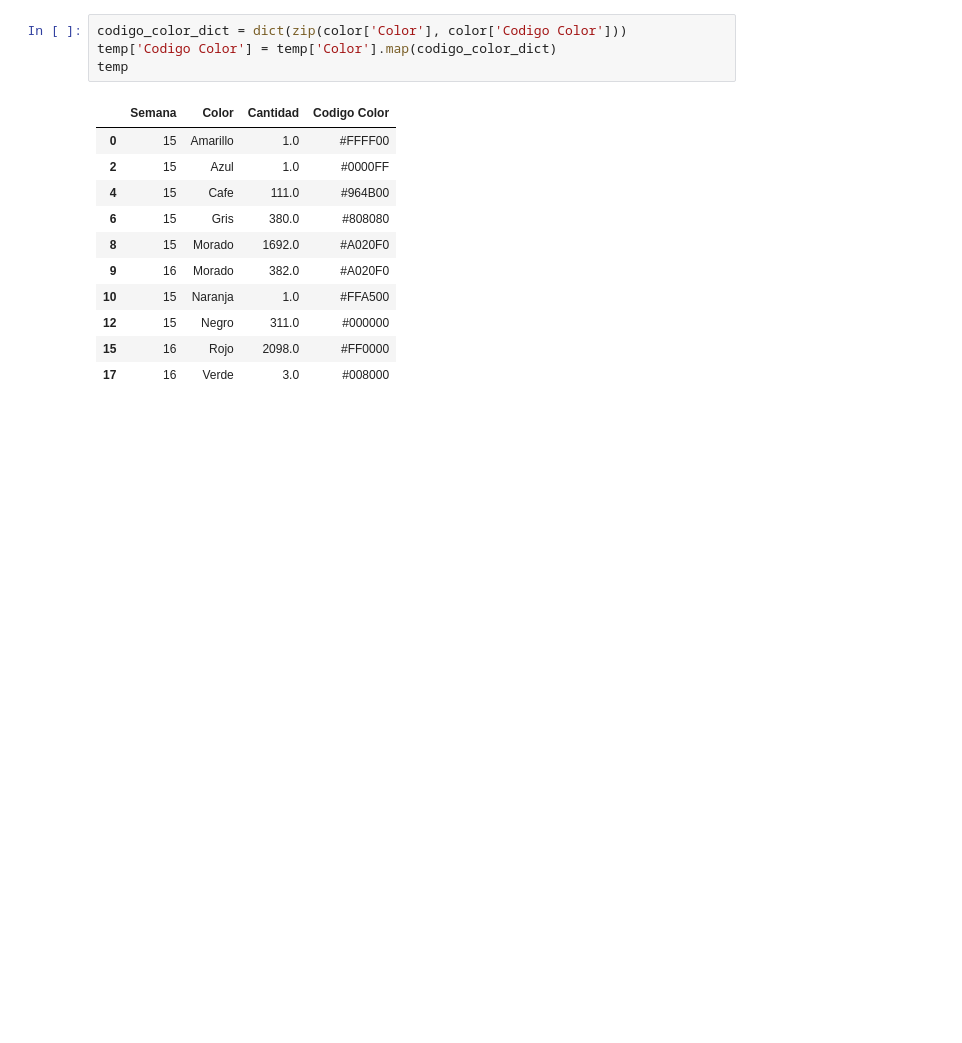
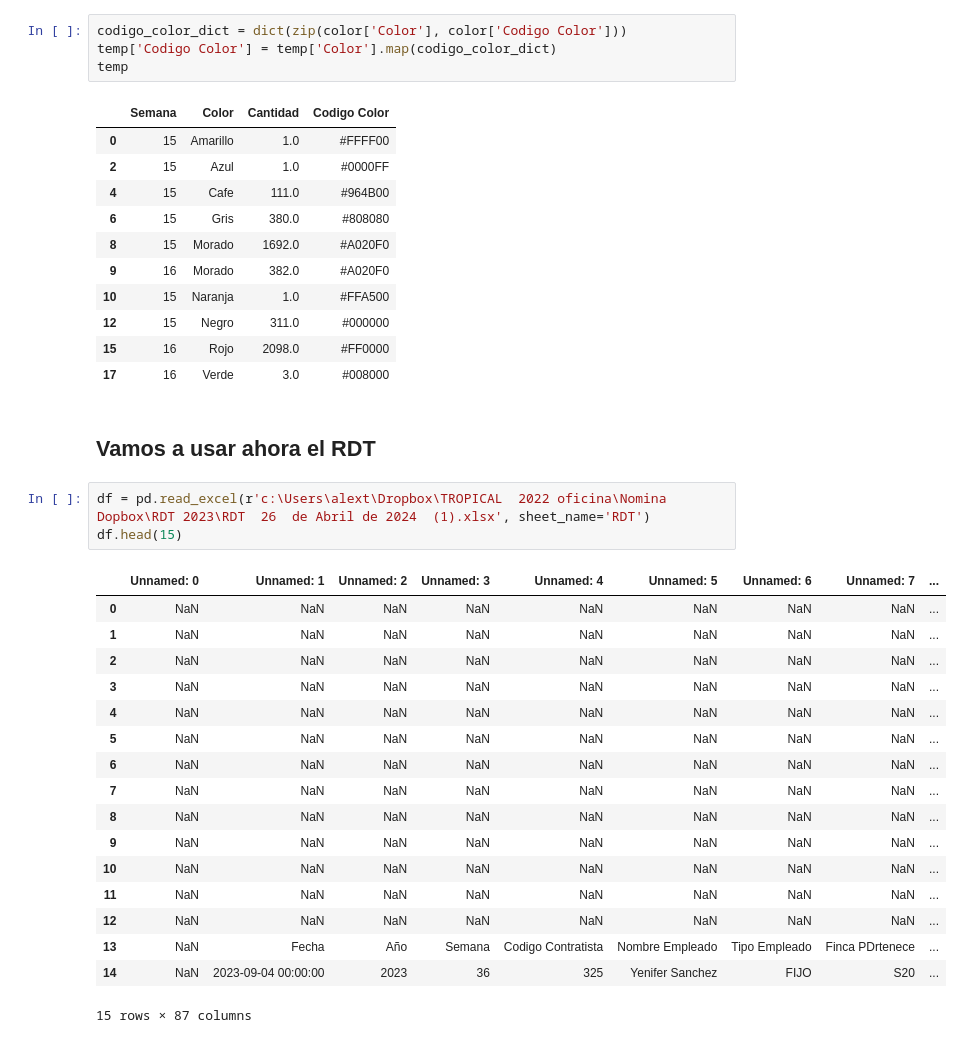
Before and after one commit to xd-mau5/zomac_data, a Jupyter notebook: transformacion.ipynb, the cells around one changed output. Cells and saved outputs as stored; diff of their text form; blank space fills up the shorter version.

```diff
--- a/transformacion.ipynb
+++ b/transformacion.ipynb
@@ -843,3 +843,26 @@ temp
 | 12 | 15 | Negro | 311.0 | #000000 |
 | 15 | 16 | Rojo | 2098.0 | #FF0000 |
 | 17 | 16 | Verde | 3.0 | #008000 |
+# %% [markdown]
+## Vamos a usar ahora el RDT
+# %%
+df = pd.read_excel(r'c:\Users\alext\Dropbox\TROPICAL  2022 oficina\Nomina Dopbox\RDT 2023\RDT  26  de Abril de 2024  (1).xlsx', sheet_name='RDT')
+df.head(15)
+# %% [output]
+|  | Unnamed: 0 | Unnamed: 1 | Unnamed: 2 | Unnamed: 3 | Unnamed: 4 | Unnamed: 5 | Unnamed: 6 | Unnamed: 7 | ... |
+| 0 | NaN | NaN | NaN | NaN | NaN | NaN | NaN | NaN | ... |
+| 1 | NaN | NaN | NaN | NaN | NaN | NaN | NaN | NaN | ... |
+| 2 | NaN | NaN | NaN | NaN | NaN | NaN | NaN | NaN | ... |
+| 3 | NaN | NaN | NaN | NaN | NaN | NaN | NaN | NaN | ... |
+| 4 | NaN | NaN | NaN | NaN | NaN | NaN | NaN | NaN | ... |
+| 5 | NaN | NaN | NaN | NaN | NaN | NaN | NaN | NaN | ... |
+| 6 | NaN | NaN | NaN | NaN | NaN | NaN | NaN | NaN | ... |
+| 7 | NaN | NaN | NaN | NaN | NaN | NaN | NaN | NaN | ... |
+| 8 | NaN | NaN | NaN | NaN | NaN | NaN | NaN | NaN | ... |
+| 9 | NaN | NaN | NaN | NaN | NaN | NaN | NaN | NaN | ... |
+| 10 | NaN | NaN | NaN | NaN | NaN | NaN | NaN | NaN | ... |
+| 11 | NaN | NaN | NaN | NaN | NaN | NaN | NaN | NaN | ... |
+| 12 | NaN | NaN | NaN | NaN | NaN | NaN | NaN | NaN | ... |
+| 13 | NaN | Fecha | Año | Semana | Codigo Contratista | Nombre Empleado | Tipo Empleado | Finca PDrtenece | ... |
+| 14 | NaN | 2023-09-04 00:00:00 | 2023 | 36 | 325 | Yenifer Sanchez | FIJO | S20 | ... |
+15 rows × 87 columns
```
Also changed, not shown: parts of 38 cells of this notebook, 13 other files.
